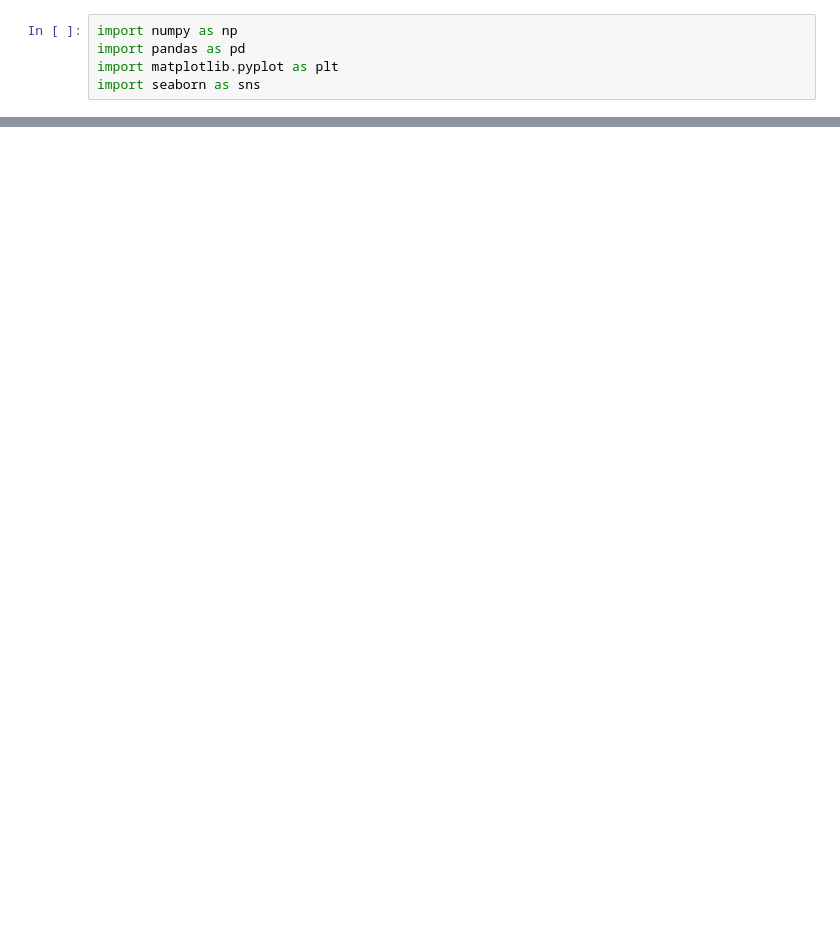
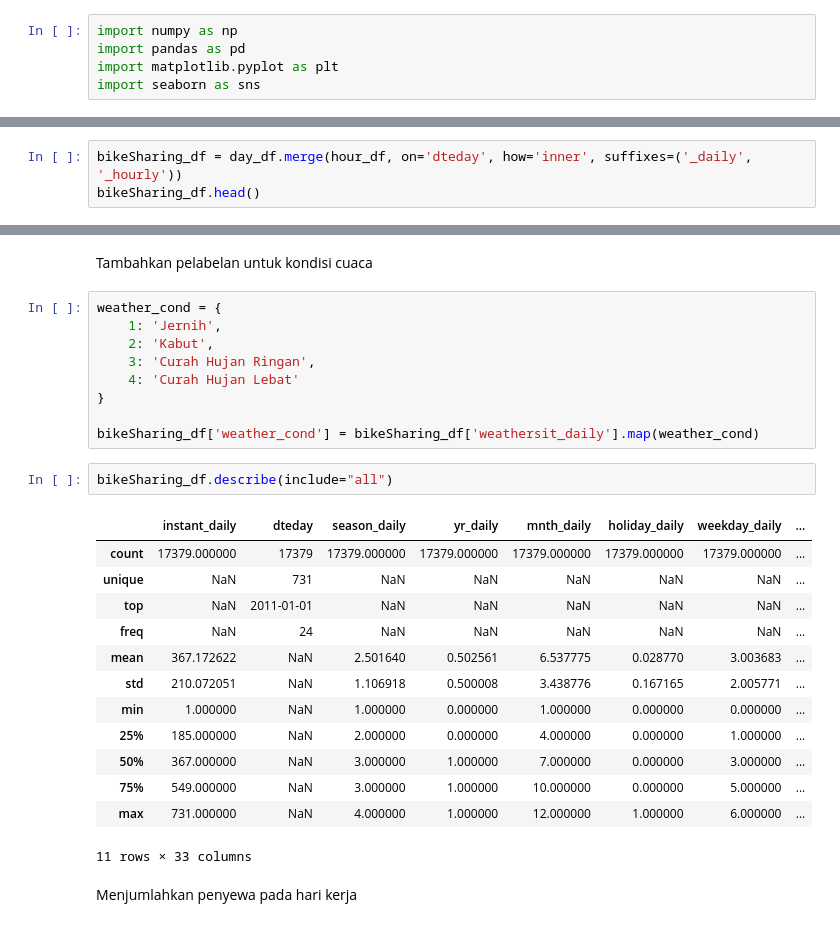
Before and after one commit to ssugab/Bike-Sharing-EDA, a Jupyter notebook: notebook.ipynb, the cells around one changed output, grey strips where cells are left out. Drawn from its saved outputs; the diff is of its cells as text; blank space fills up the shorter version.

```diff
--- a/notebook.ipynb
+++ b/notebook.ipynb
@@ -349,0 +186,3 @@ dtype: int64
+# %%
+bikeSharing_df = day_df.merge(hour_df, on='dteday', how='inner', suffixes=('_daily', '_hourly'))
+bikeSharing_df.head()
@@ -349,0 +197,29 @@ dtype: int64
+# %% [markdown]
+Tambahkan pelabelan untuk kondisi cuaca
+# %%
+weather_cond = {
+    1: 'Jernih',
+    2: 'Kabut',
+    3: 'Curah Hujan Ringan',
+    4: 'Curah Hujan Lebat'
+}
+
+bikeSharing_df['weather_cond'] = bikeSharing_df['weathersit_daily'].map(weather_cond)
+# %%
+bikeSharing_df.describe(include="all")
+# %% [output]
+|  | instant_daily | dteday | season_daily | yr_daily | mnth_daily | holiday_daily | weekday_daily | ... |
+| count | 17379.000000 | 17379 | 17379.000000 | 17379.000000 | 17379.000000 | 17379.000000 | 17379.000000 | ... |
+| unique | NaN | 731 | NaN | NaN | NaN | NaN | NaN | ... |
+| top | NaN | 2011-01-01 | NaN | NaN | NaN | NaN | NaN | ... |
+| freq | NaN | 24 | NaN | NaN | NaN | NaN | NaN | ... |
+| mean | 367.172622 | NaN | 2.501640 | 0.502561 | 6.537775 | 0.028770 | 3.003683 | ... |
+| std | 210.072051 | NaN | 1.106918 | 0.500008 | 3.438776 | 0.167165 | 2.005771 | ... |
+| min | 1.000000 | NaN | 1.000000 | 0.000000 | 1.000000 | 0.000000 | 0.000000 | ... |
+| 25% | 185.000000 | NaN | 2.000000 | 0.000000 | 4.000000 | 0.000000 | 1.000000 | ... |
+| 50% | 367.000000 | NaN | 3.000000 | 1.000000 | 7.000000 | 0.000000 | 3.000000 | ... |
+| 75% | 549.000000 | NaN | 3.000000 | 1.000000 | 10.000000 | 0.000000 | 5.000000 | ... |
+| max | 731.000000 | NaN | 4.000000 | 1.000000 | 12.000000 | 1.000000 | 6.000000 | ... |
+11 rows × 33 columns
+# %% [markdown]
+Menjumlahkan penyewa pada hari kerja
```
Also changed, not shown: parts of 79 cells of this notebook, 1 other file.
